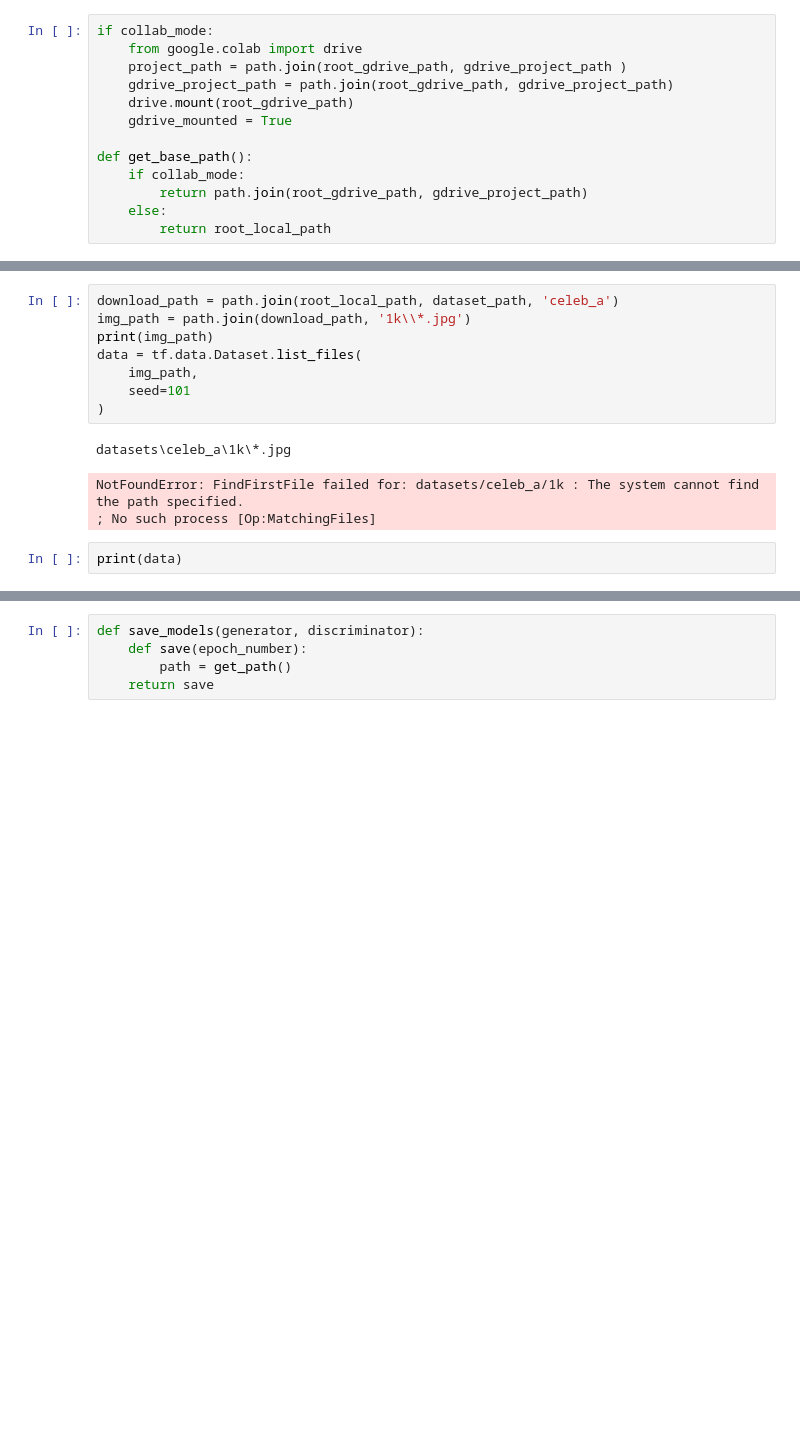
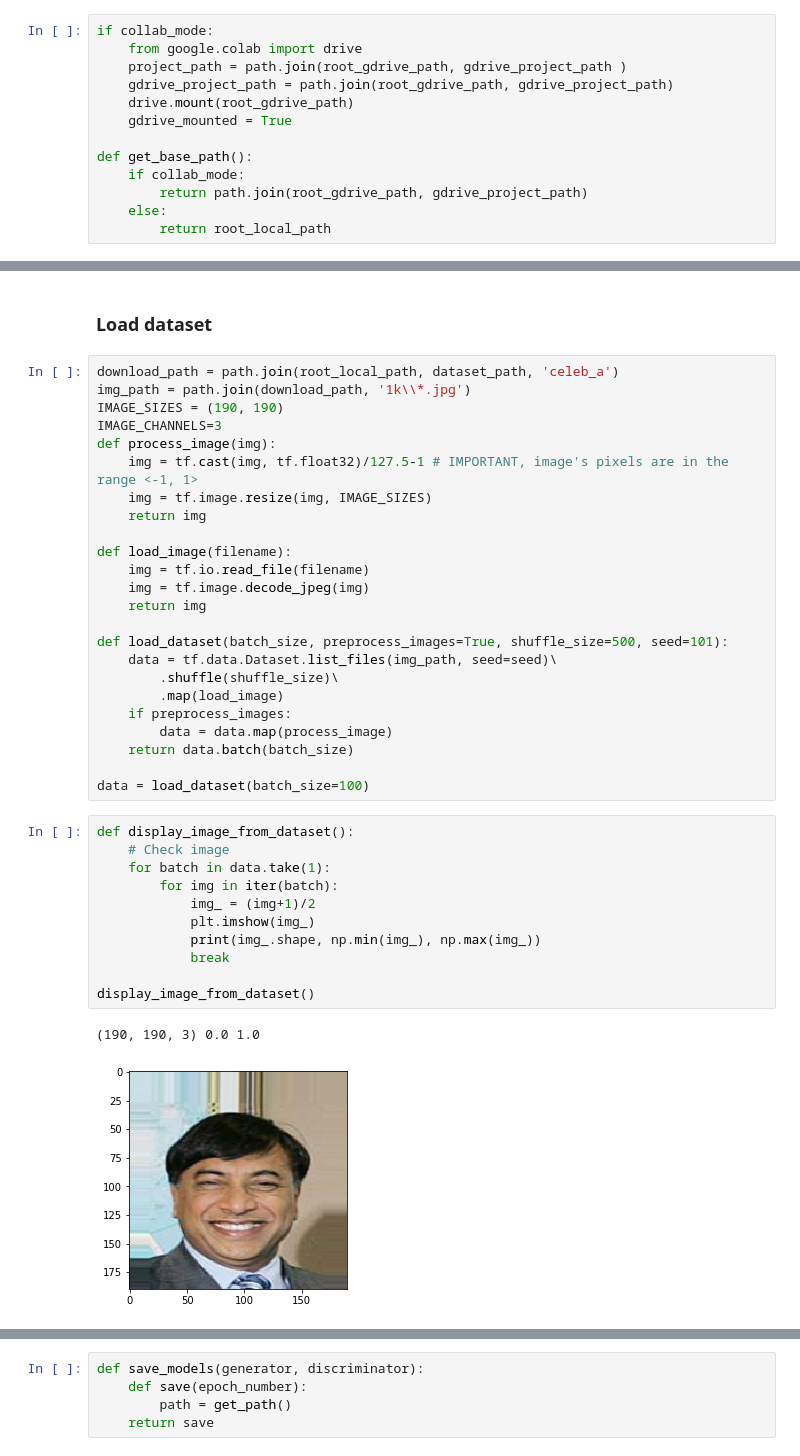
Before and after one commit to jakub-tomczak/FaceGenerator, a Jupyter notebook: FaceGenerator.ipynb, the cells around one changed output, grey strips where cells are left out. Saved outputs shown, nothing was run; the diff lists cells and outputs as text; blank space fills up the shorter version.

Commit message:
Load dataset.

```diff
--- a/FaceGenerator.ipynb
+++ b/FaceGenerator.ipynb
@@ -352,14 +107,40 @@ AssertionError: datasets\celeb_a\celeba.zip file is corrupted.  Remove the file
-# %%
-download_path = path.join(root_local_path, dataset_path, 'celeb_a')
-img_path = path.join(download_path, '1k\\*.jpg')
-print(img_path)
-data = tf.data.Dataset.list_files(
-    img_path,
-    seed=101
-)
-# %% [output]
-datasets\celeb_a\1k\*.jpg
-NotFoundError: FindFirstFile failed for: datasets/celeb_a/1k : The system cannot find the path specified.
-; No such process [Op:MatchingFiles]
-# %%
-print(data)
+# %% [markdown]
+### Load dataset
+# %%
+download_path = path.join(root_local_path, dataset_path, 'celeb_a')
+img_path = path.join(download_path, '1k\\*.jpg')
+IMAGE_SIZES = (190, 190)
+IMAGE_CHANNELS=3
+def process_image(img):
+    img = tf.cast(img, tf.float32)/127.5-1 # IMPORTANT, image's pixels are in the range <-1, 1>
+    img = tf.image.resize(img, IMAGE_SIZES)
+    return img
+
+def load_image(filename):
+    img = tf.io.read_file(filename)
+    img = tf.image.decode_jpeg(img)
+    return img
+
+def load_dataset(batch_size, preprocess_images=True, shuffle_size=500, seed=101):
+    data = tf.data.Dataset.list_files(img_path, seed=seed)\
+        .shuffle(shuffle_size)\
+        .map(load_image)
+    if preprocess_images:
+        data = data.map(process_image)
+    return data.batch(batch_size)
+
+data = load_dataset(batch_size=100)
+# %%
+def display_image_from_dataset():
+    # Check image
+    for batch in data.take(1):
+        for img in iter(batch):
+            img_ = (img+1)/2
+            plt.imshow(img_)
+            print(img_.shape, np.min(img_), np.max(img_))
+            break
+
+display_image_from_dataset()
+# %% [output]
+(190, 190, 3) 0.0 1.0
+[figure, added]
```
Also changed, not shown: parts of 26 cells of this notebook, 1 other file.
